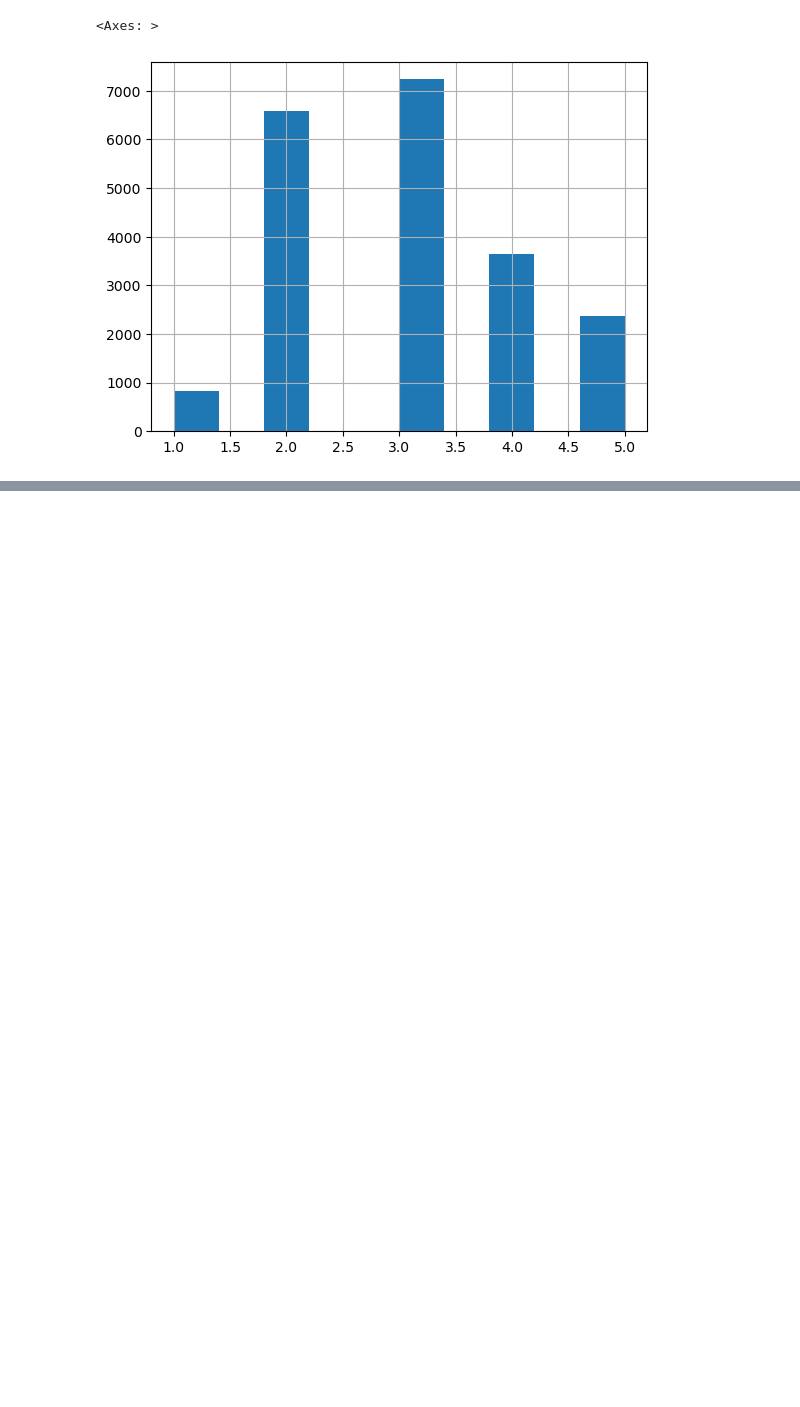
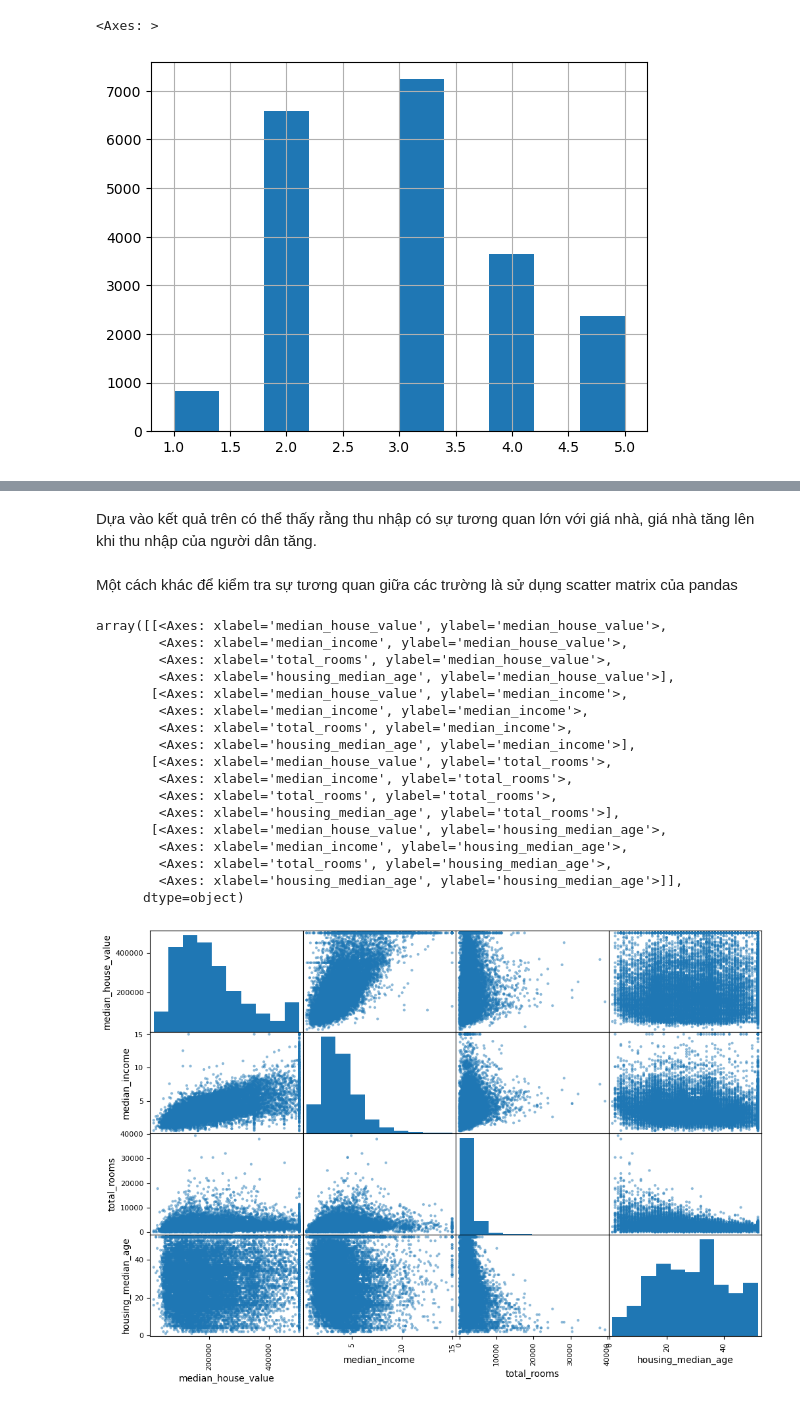
Before and after one commit to vuongle-vigo/Hands-On-Machine-Learning-Lab, a Jupyter notebook: Chapter 2. End-to-End Ma.ipynb, the cells around one changed output, grey strips where cells are left out. Cells and saved outputs as stored; diff of their text form; code cells hidden in the pictures; blank space fills up the shorter version.

```diff
--- a/Chapter 2. End-to-End Ma.ipynb
+++ b/Chapter 2. End-to-End Ma.ipynb
@@ -127,0 +210,27 @@ housing["income_cat"].hist()
+# %% [markdown]
+Dựa vào kết quả trên có thể thấy rằng thu nhập có sự tương quan lớn với giá nhà, giá nhà tăng lên khi thu nhập của người dân tăng.
+# %% [markdown]
+Một cách khác để kiểm tra sự tương quan giữa các trường là sử dụng scatter matrix của pandas
+# %%
+from pandas.plotting import scatter_matrix
+attributes = ["median_house_value", "median_income", "total_rooms", "housing_median_age"]
+scatter_matrix(train_set[attributes], figsize=(12,8))
+# %% [output]
+array([[<Axes: xlabel='median_house_value', ylabel='median_house_value'>,
+        <Axes: xlabel='median_income', ylabel='median_house_value'>,
+        <Axes: xlabel='total_rooms', ylabel='median_house_value'>,
+        <Axes: xlabel='housing_median_age', ylabel='median_house_value'>],
+       [<Axes: xlabel='median_house_value', ylabel='median_income'>,
+        <Axes: xlabel='median_income', ylabel='median_income'>,
+        <Axes: xlabel='total_rooms', ylabel='median_income'>,
+        <Axes: xlabel='housing_median_age', ylabel='median_income'>],
+       [<Axes: xlabel='median_house_value', ylabel='total_rooms'>,
+        <Axes: xlabel='median_income', ylabel='total_rooms'>,
+        <Axes: xlabel='total_rooms', ylabel='total_rooms'>,
+        <Axes: xlabel='housing_median_age', ylabel='total_rooms'>],
+       [<Axes: xlabel='median_house_value', ylabel='housing_median_age'>,
+        <Axes: xlabel='median_income', ylabel='housing_median_age'>,
+        <Axes: xlabel='total_rooms', ylabel='housing_median_age'>,
+        <Axes: xlabel='housing_median_age', ylabel='housing_median_age'>]],
+      dtype=object)
+[figure, added]
```
Also changed, not shown: parts of 24 cells of this notebook, 1 other file.
